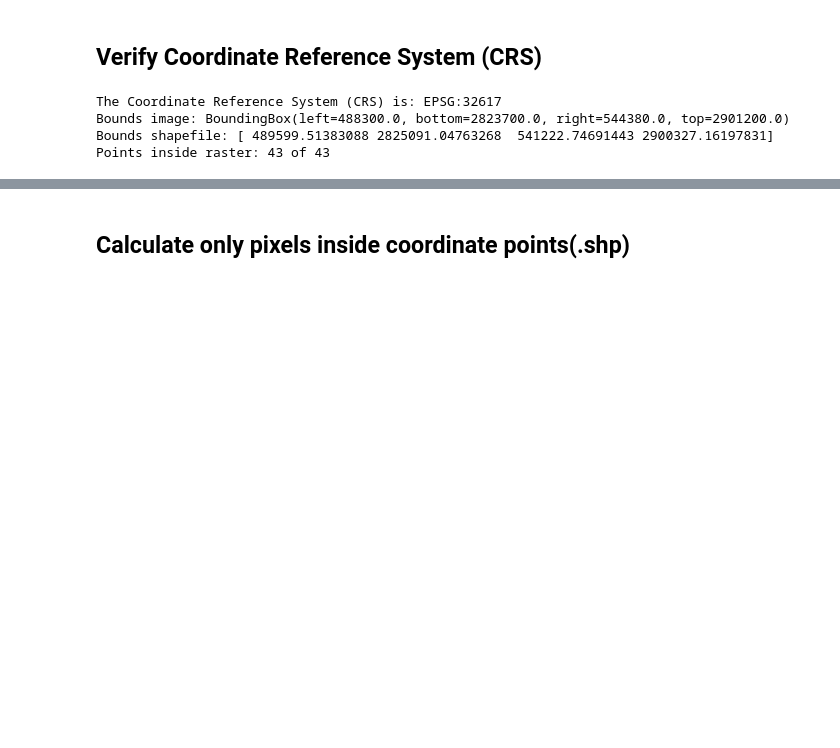
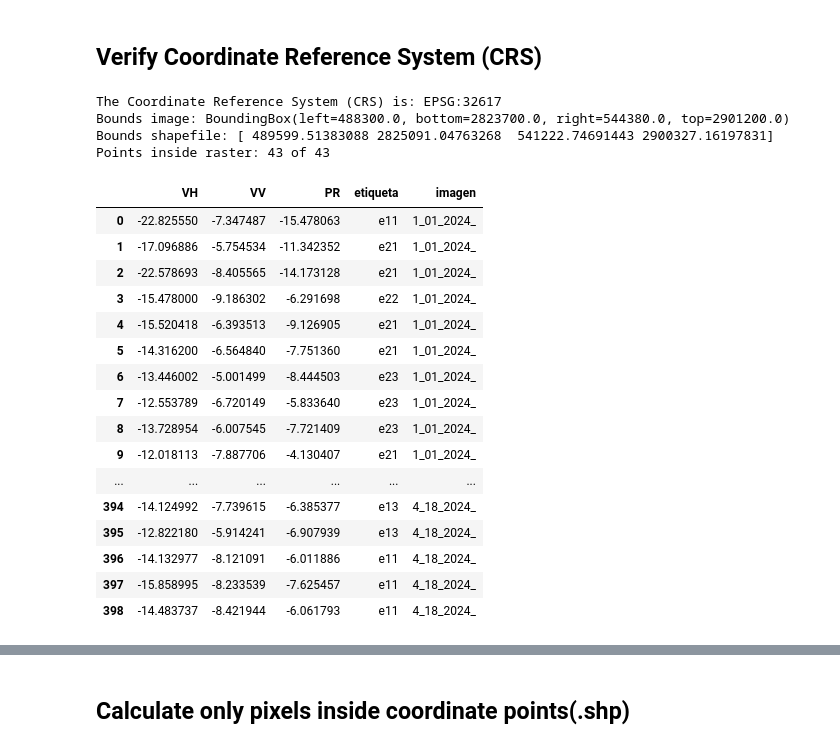
Before and after one commit to spalominoa/WETSAT_v2_spa, a Jupyter notebook: 2_Modelling_WETSAT_Google_Colab/Wetsat_Geoprocessing.ipynb, the cells around one changed output, grey strips where cells are left out. Cells and saved outputs as stored; diff of their text form; code cells hidden in the pictures; blank space fills up the shorter version.

```diff
--- a/2_Modelling_WETSAT_Google_Colab/Wetsat_Geoprocessing.ipynb
+++ b/2_Modelling_WETSAT_Google_Colab/Wetsat_Geoprocessing.ipynb
@@ -332,3 +369,63 @@ The Coordinate Reference System (CRS) is: EPSG:32617
 Bounds image: BoundingBox(left=488300.0, bottom=2823700.0, right=544380.0, top=2901200.0)
 Bounds shapefile: [ 489599.51383088 2825091.04763268  541222.74691443 2900327.16197831]
 Points inside raster: 43 of 43
+# %%
+def extract_pixel_values(image_array, transform, points_gdf):
+    rows, cols = rasterio.transform.rowcol(transform, points_gdf.geometry.x, points_gdf.geometry.y)
+    values = []
+    for r, c in zip(rows, cols):
+        try:
+            values.append(image_array[r, c])
+        except IndexError:
+            values.append(np.nan)
+    return values
+
+with rasterio.open(os.path.join(vh_path, vh_files[0])) as src:
+    transform = src.transform
+
+etiqueta_cols = [col for col in gdf.columns if col not in ['Station', 'geometry']]
+assert len(etiqueta_cols) == master_data.shape[0], "Las columnas de etiquetas deben coincidir con el número de imágenes"
+
+resultados = []
+
+for i, col in enumerate(etiqueta_cols):
+    vh_img = master_data[i, :, :, 0]
+    vv_img = master_data[i, :, :, 1]
+    pr_img = master_data[i, :, :, 2]
+
+    etiquetas = gdf[col]
+
+    vh_vals = extract_pixel_values(vh_img, transform, gdf)
+    vv_vals = extract_pixel_values(vv_img, transform, gdf)
+    pr_vals = extract_pixel_values(pr_img, transform, gdf)
+
+    df = pd.DataFrame({
+        'VH': vh_vals,
+        'VV': vv_vals,
+        'PR': pr_vals,
+        'etiqueta': etiquetas,
+        'imagen': col
+    })
+
+    resultados.append(df)
+# %%
+df_final = pd.concat(resultados, ignore_index=True)
+data_table.DataTable(df_final, include_index=False, num_rows_per_page=100)
+# %% [output]
+|  | VH | VV | PR | etiqueta | imagen |
+| 0 | -22.825550 | -7.347487 | -15.478063 | e11 | 1_01_2024_ |
+| 1 | -17.096886 | -5.754534 | -11.342352 | e21 | 1_01_2024_ |
+| 2 | -22.578693 | -8.405565 | -14.173128 | e21 | 1_01_2024_ |
+| 3 | -15.478000 | -9.186302 | -6.291698 | e22 | 1_01_2024_ |
+| 4 | -15.520418 | -6.393513 | -9.126905 | e21 | 1_01_2024_ |
+| 5 | -14.316200 | -6.564840 | -7.751360 | e21 | 1_01_2024_ |
+| 6 | -13.446002 | -5.001499 | -8.444503 | e23 | 1_01_2024_ |
+| 7 | -12.553789 | -6.720149 | -5.833640 | e23 | 1_01_2024_ |
+| 8 | -13.728954 | -6.007545 | -7.721409 | e23 | 1_01_2024_ |
+| 9 | -12.018113 | -7.887706 | -4.130407 | e21 | 1_01_2024_ |
+| ... | ... | ... | ... | ... | ... |
+| 394 | -14.124992 | -7.739615 | -6.385377 | e13 | 4_18_2024_ |
+| 395 | -12.822180 | -5.914241 | -6.907939 | e13 | 4_18_2024_ |
+| 396 | -14.132977 | -8.121091 | -6.011886 | e11 | 4_18_2024_ |
+| 397 | -15.858995 | -8.233539 | -7.625457 | e11 | 4_18_2024_ |
+| 398 | -14.483737 | -8.421944 | -6.061793 | e11 | 4_18_2024_ |
```
Also changed, not shown: parts of 6 cells of this notebook.
